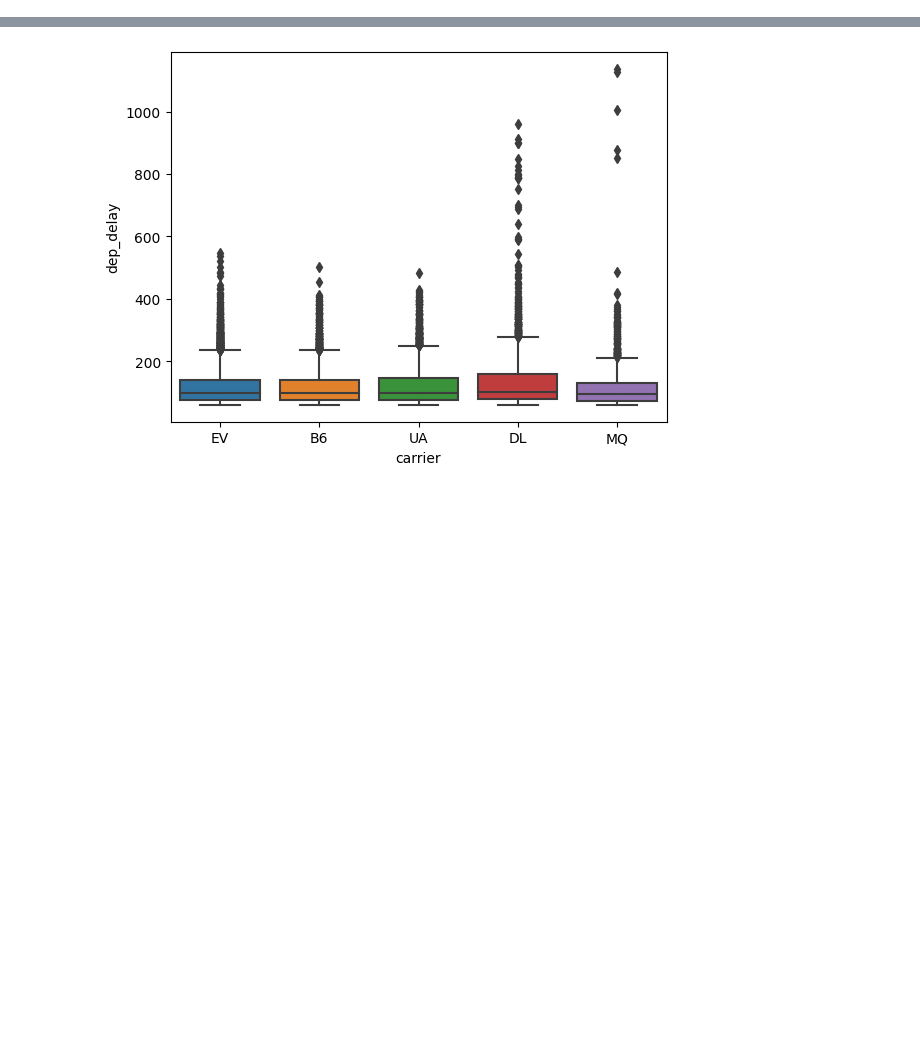
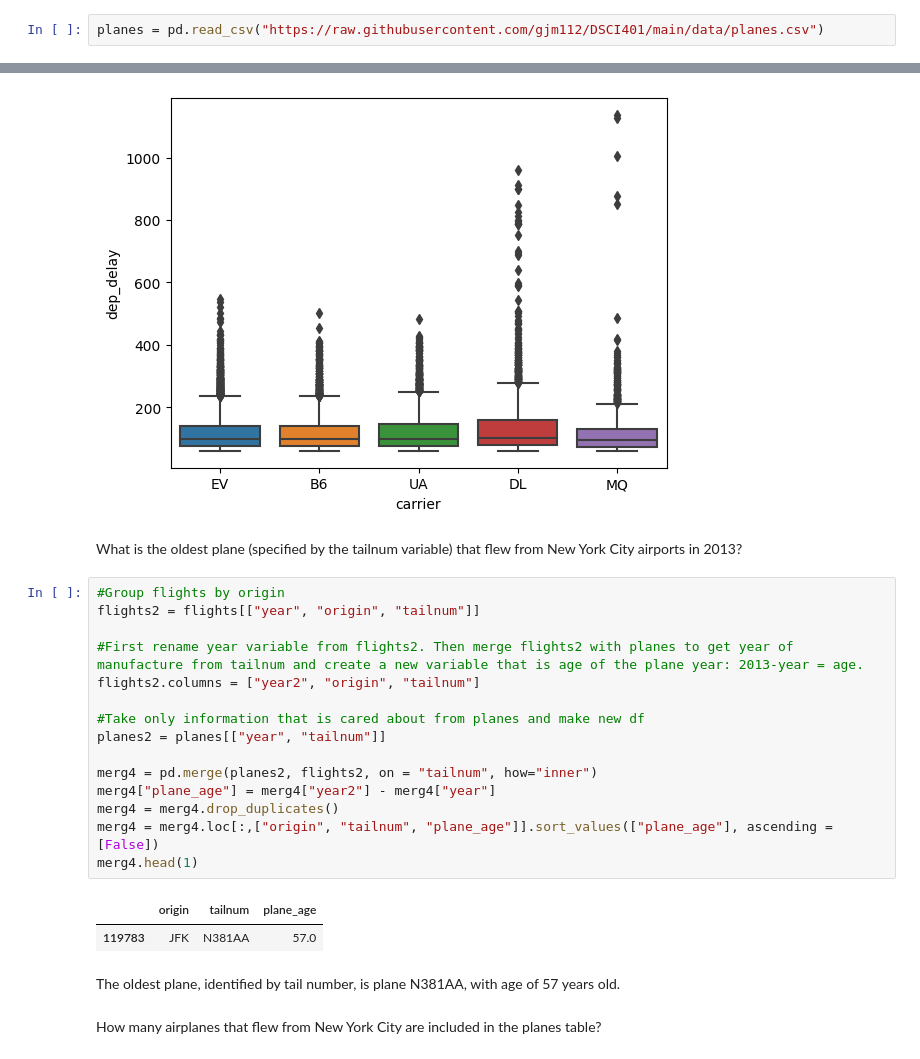
Before and after one commit to lwehausen/Python, a Jupyter notebook: NYCflights13_data_analysis_viz.ipynb, the cells around one changed output, grey strips where cells are left out. Saved outputs shown, nothing was run; the diff lists cells and outputs as text; blank space fills up the shorter version.

```diff
--- a/NYCflights13_data_analysis_viz.ipynb
+++ b/NYCflights13_data_analysis_viz.ipynb
@@ -12,3 +16,5 @@ flights = pd.read_csv("https://raw.githubusercontent.com/gjm112/DSCI401/main/dat
+# %%
+planes = pd.read_csv("https://raw.githubusercontent.com/gjm112/DSCI401/main/data/planes.csv")
 # %% [markdown]
 What month had the highest proportion of cancelled
 flights? What month had the lowest? Interpret any seasonal patterns.
@@ -142,3 +148,28 @@ sns.boxplot(data=inner_merged, x="carrier", y = "dep_delay")
 # %% [output]
 <Axes: xlabel='carrier', ylabel='dep_delay'>
 [figure]
+# %% [markdown]
+What is the oldest plane (specified by the tailnum variable) that flew from New York City airports in 2013?
+# %%
+#Group flights by origin
+flights2 = flights[["year", "origin", "tailnum"]]
+
+#First rename year variable from flights2. Then merge flights2 with planes to get year of manufacture from tailnum and create a new variable that is age of the plane year: 2013-year = age.
+flights2.columns = ["year2", "origin", "tailnum"]
+
+#Take only information that is cared about from planes and make new df
+planes2 = planes[["year", "tailnum"]]
+
+merg4 = pd.merge(planes2, flights2, on = "tailnum", how="inner")
+merg4["plane_age"] = merg4["year2"] - merg4["year"]
+merg4 = merg4.drop_duplicates()
+merg4 = merg4.loc[:,["origin", "tailnum", "plane_age"]].sort_values(["plane_age"], ascending = [False])
+merg4.head(1)
+# %% [output]
+|  | origin | tailnum | plane_age |
+| 119783 | JFK | N381AA | 57.0 |
+# %% [markdown]
+The oldest plane, identified by tail number, is plane N381AA, with age of 57 years old.
+# %% [markdown]
+How many airplanes that flew from New York City are
+included in the planes table?
```
Also changed, not shown: parts of 7 cells of this notebook.
